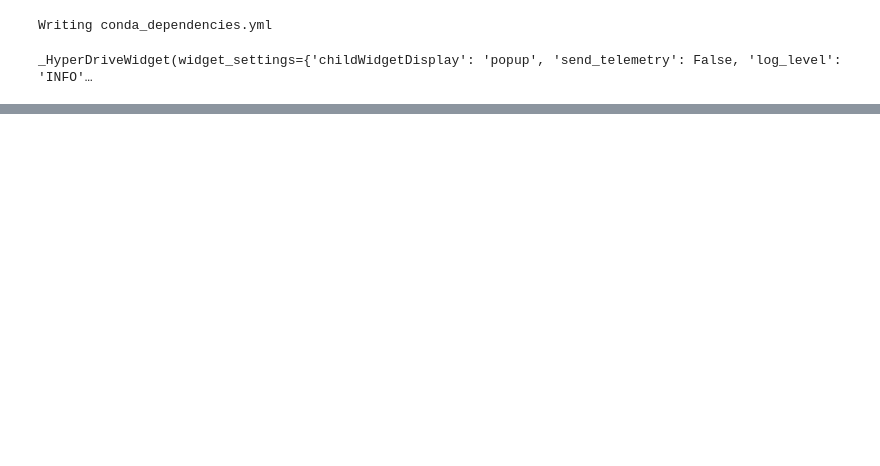
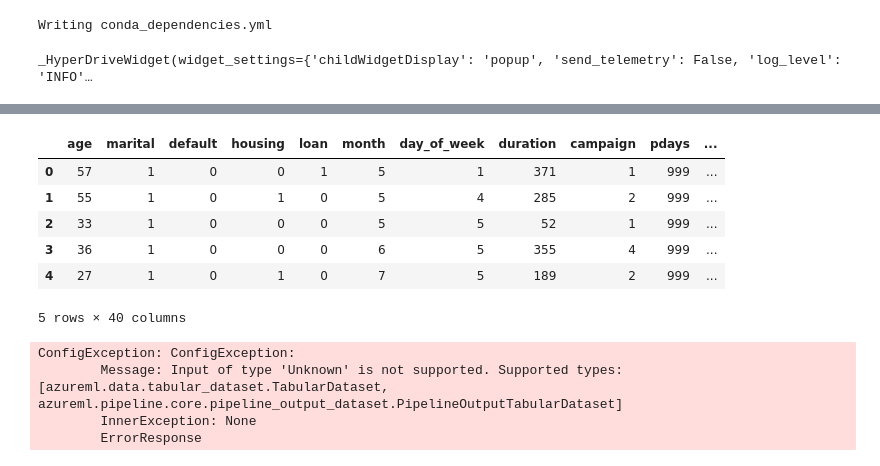
Before and after one commit to shbv/azure_ml, a Jupyter notebook: optimize_using_hyperdrive_automl/udacity-project.ipynb, the cells around one changed output, grey strips where cells are left out. Saved outputs shown, nothing was run; the diff lists cells and outputs as text; code cells hidden in the pictures; blank space fills up the shorter version.

```diff
--- a/optimize_using_hyperdrive_automl/udacity-project.ipynb
+++ b/optimize_using_hyperdrive_automl/udacity-project.ipynb
@@ -165,3 +213,14 @@ x, y = clean_data(### YOUR DATA OBJECT HERE ###)
+# %%
+x["y"] = y
+x.head()
+# %% [output]
+|  | age | marital | default | housing | loan | month | day_of_week | duration | campaign | pdays | ... |
+| 0 | 57 | 1 | 0 | 0 | 1 | 5 | 1 | 371 | 1 | 999 | ... |
+| 1 | 55 | 1 | 0 | 1 | 0 | 5 | 4 | 285 | 2 | 999 | ... |
+| 2 | 33 | 1 | 0 | 0 | 0 | 5 | 5 | 52 | 1 | 999 | ... |
+| 3 | 36 | 1 | 0 | 0 | 0 | 6 | 5 | 355 | 4 | 999 | ... |
+| 4 | 27 | 1 | 0 | 1 | 0 | 7 | 5 | 189 | 2 | 999 | ... |
+5 rows × 40 columns
 # %%
 from azureml.train.automl import AutoMLConfig
 
@@ -180,3 +250,9 @@ automl_config = AutoMLConfig(
 # Submit your automl run
 
 ### YOUR CODE HERE ###
+automl_run = exp.submit(automl_config, show_output = False)
+# %% [output]
+ConfigException: ConfigException:
+        Message: Input of type 'Unknown' is not supported. Supported types: [azureml.data.tabular_dataset.TabularDataset, azureml.pipeline.core.pipeline_output_dataset.PipelineOutputTabularDataset]
+        InnerException: None
+        ErrorResponse
```
Also changed, not shown: parts of 15 cells of this notebook, 1 other file.
